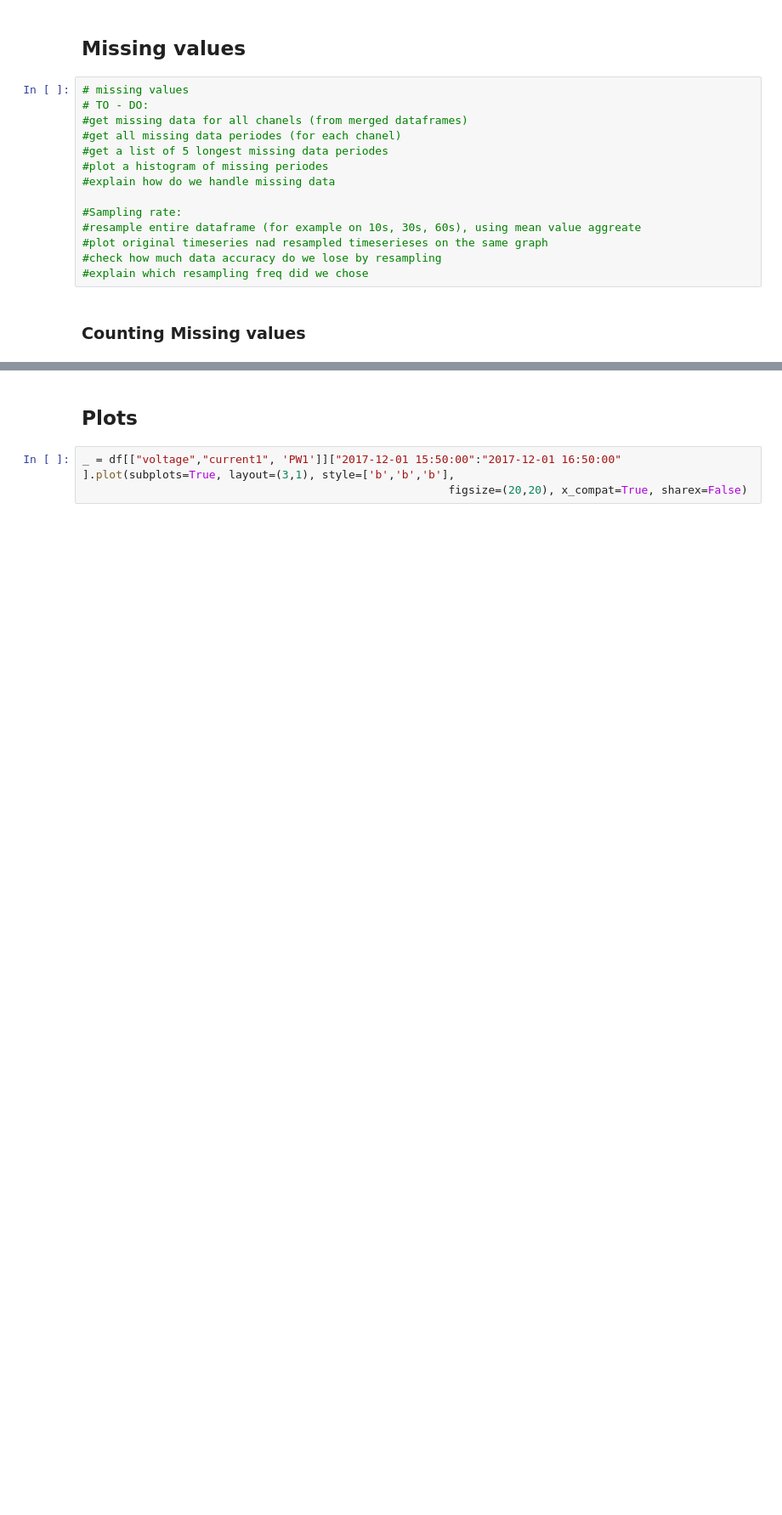
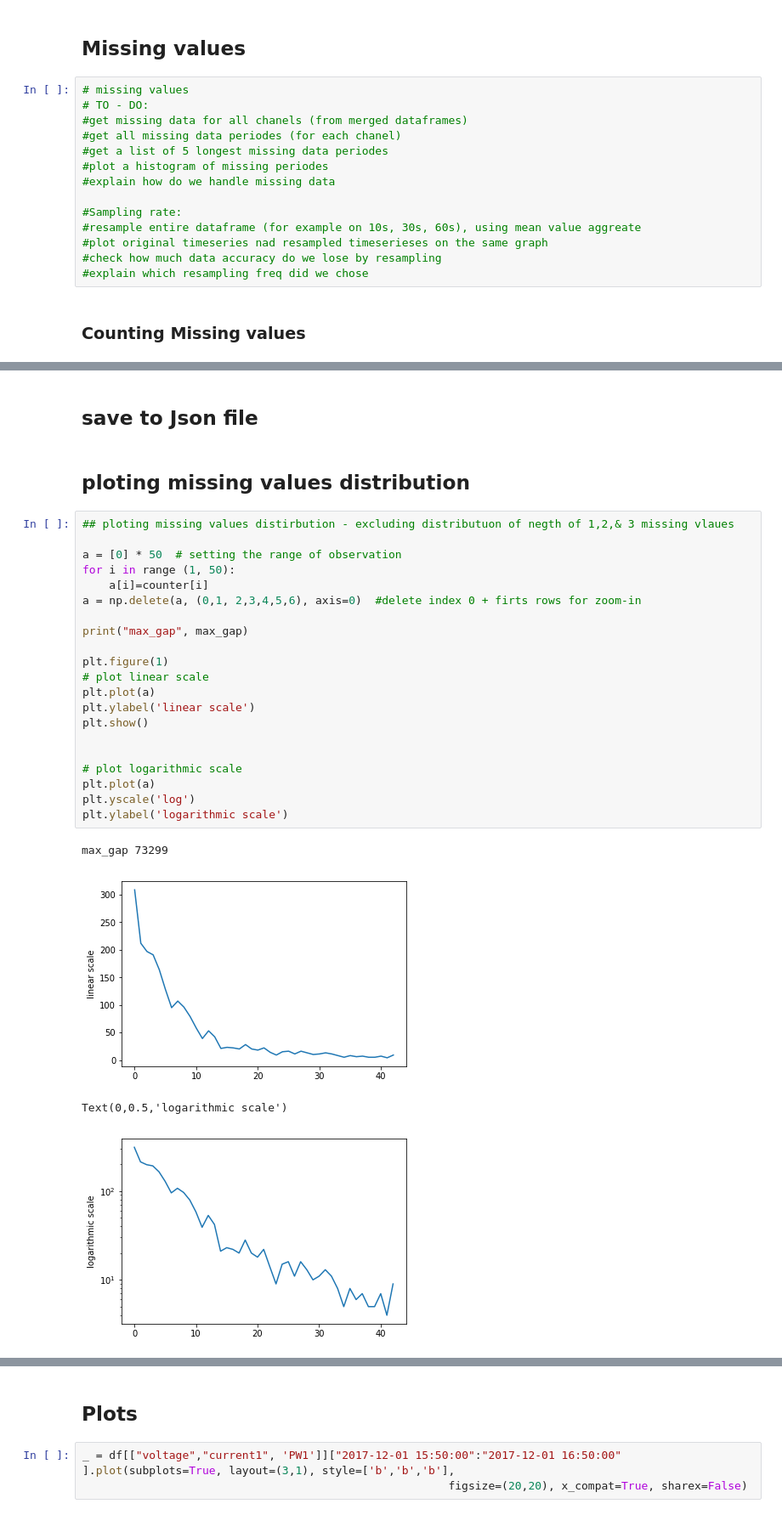
Before and after one commit to MihaCim/Forecast-Rails, a Jupyter notebook: Sub.Exploratory.MissingData.ipynb, the cells around one changed output, grey strips where cells are left out. Shown at 85% size. Cells and saved outputs as stored; diff of their text form; blank space fills up the shorter version.

Commit message:
missing values counter implemented

```diff
--- a/Sub.Exploratory.MissingData.ipynb
+++ b/Sub.Exploratory.MissingData.ipynb
@@ -180,0 +138,30 @@ b
+# %% [markdown]
+## save to Json file
+# %% [markdown]
+## ploting missing values distribution
+# %%
+## ploting missing values distirbution - excluding distributuon of negth of 1,2,& 3 missing vlaues
+
+a = [0] * 50  # setting the range of observation
+for i in range (1, 50):
+    a[i]=counter[i]
+a = np.delete(a, (0,1, 2,3,4,5,6), axis=0)  #delete index 0 + firts rows for zoom-in
+
+print("max_gap", max_gap)
+
+plt.figure(1)
+# plot linear scale
+plt.plot(a)
+plt.ylabel('linear scale')
+plt.show()
+
+
+# plot logarithmic scale
+plt.plot(a)
+plt.yscale('log')
+plt.ylabel('logarithmic scale')
+# %% [output]
+max_gap 73299
+[figure, added]
+Text(0,0.5,'logarithmic scale')
+[figure, added]
```
Also changed, not shown: parts of 15 cells of this notebook.
